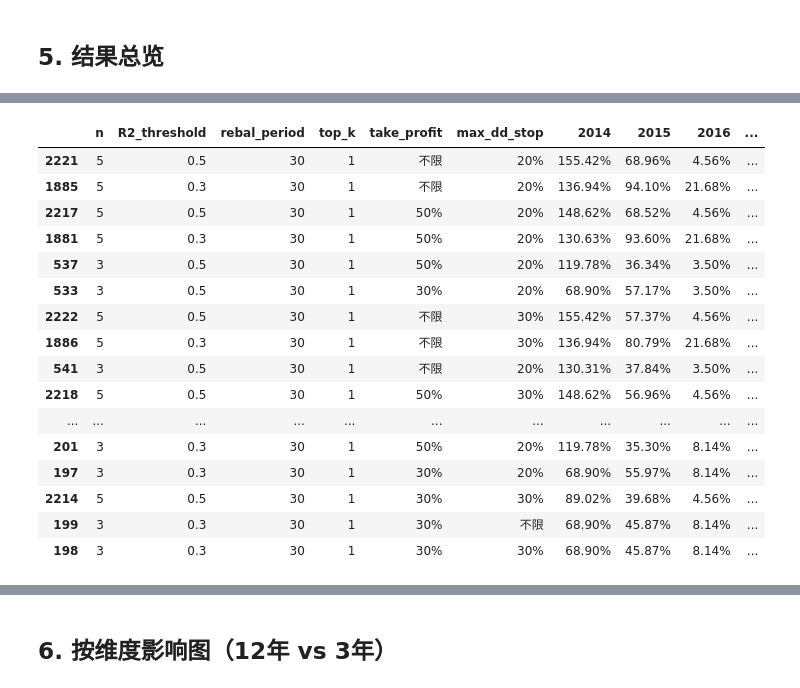
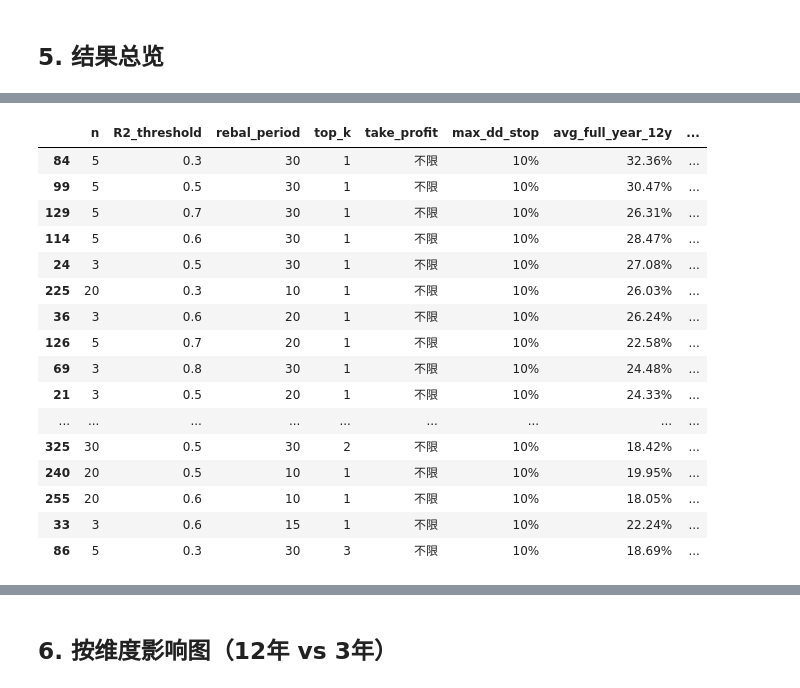
Before and after one commit to thinhunan/etf_momentum, a Jupyter notebook: momentum_backtest.ipynb, the cells around one changed output, grey strips where cells are left out. Cells and saved outputs as stored; diff of their text form; code cells hidden in the pictures.

```diff
--- a/momentum_backtest.ipynb
+++ b/momentum_backtest.ipynb
@@ -252,13 +65,16 @@ def backtest_momentum(
 # %% [markdown]
 ## 3. 定义参数网格
 # %%
-N_LIST = [3, 5, 7, 20, 25, 30, 35, 40]           # 动量回看天数 (移除表现差的10,15; 补充7,35)
-R2_LIST = [0.3, 0.5, 0.6, 0.7, 0.8]               # R² 阈值 (移除0.4≈0.3、0.9最差)
-REBAL_LIST = [10, 15, 20, 25, 30, 45, 60]          # 调仓周期 (移除5最差; 补充25,45,60)
-TOP_K_LIST = [1, 2, 3]                             # 每次持有 ETF 数量 (移除5收益最低)
-TP_LIST = [0.2, 0.3, 0.5, None]                    # 单笔止盈 (None=不限)
-SL_DD_LIST = [0.1, 0.2, 0.3, None]                 # 最大回撤止损 (None=不限)
+N_LIST = [3, 5, 7, 20, 30]           # 动量回看天数
+R2_LIST = [0.3, 0.5, 0.6, 0.7, 0.8]               # R² 阈值
+REBAL_LIST = [10, 15, 20, 30, 60]          # 调仓周期
+TOP_K_LIST = [1, 2, 3]                             # 每次持有 ETF 数量
+# 回测时不设 TP/SL，只跑 (n, r2, rebal, top_k)；TP/SL 由每笔交易 path 后统计得出
+TP_LIST = [0.2, 0.3, 0.5, None]                    # 后处理网格：单笔止盈 (None=不限)
+SL_DD_LIST = [0.1, 0.2, 0.3, None]                 # 后处理网格：最大回撤止损 (None=不限)
 
-param_grid = list(product(N_LIST, R2_LIST, REBAL_LIST, TOP_K_LIST, TP_LIST, SL_DD_LIST))
-print(f'参数组合数: {len(param_grid)}  ({len(N_LIST)}n × {len(R2_LIST)}R² × {len(REBAL_LIST)}rebal × {len(TOP_K_LIST)}topk × {len(TP_LIST)}TP × {len(SL_DD_LIST)}SL)')
+param_grid_core = list(product(N_LIST, R2_LIST, REBAL_LIST, TOP_K_LIST))
+param_grid_tp_sl = list(product(TP_LIST, SL_DD_LIST))
+print(f'核心参数组合数: {len(param_grid_core)}  (回测只跑这组，无 TP/SL)')
+print(f'TP/SL 网格: {len(TP_LIST)}×{len(SL_DD_LIST)} = {len(param_grid_tp_sl)}，由交易 path 后统计得出')
 # %% [output]
@@ -437,9 +347,27 @@ print(f'\n合并完成，共 {len(results)} 组参数（12年+3年同表）')
 # %% [markdown]
 ## 5. 结果总览
 # %%
-result_df = pd.DataFrame(results)
-result_df.to_csv('backtest_result.csv', index=False, encoding='utf-8-sig')
-print(f'已导出 backtest_result.csv（共 {len(result_df)} 条，含 12 年 + 3 年指标）')
+# 优先使用本次第4步的 results，保证表格与净值图来自同一次回测（避免 3 年 Top5 数字与曲线不一致）
+try:
+    _use_memory = (results is not None and len(results) > 0 and isinstance(results[0], dict)
+                   and 'annualized_12y' in results[0])
+except NameError:
+    _use_memory = False
+
+if _use_memory:
+    result_df = pd.DataFrame(results)
+    result_df.to_csv('backtest_result.csv', index=False, encoding='utf-8-sig')
+    print(f'已使用本次第4步结果（共 {len(result_df)} 条），表格与净值图一致')
+elif Path('backtest_result.csv').exists():
+    result_df = pd.read_csv('backtest_result.csv', encoding='utf-8-sig')
+    year_cols_raw = [c for c in result_df.columns if isinstance(c, str) and c.isdigit()]
+    if year_cols_raw:
+        for c in year_cols_raw:
+            result_df = result_df.rename(columns={c: int(c)})
+    print(f'已从 backtest_result.csv 读取（共 {len(result_df)} 条）；未运行第4步时净值图可能与表格不同源，3年曲线仅供参考')
+else:
+    result_df = pd.DataFrame()
+    print('未找到 backtest_result.csv 且无 results，请先运行第4步')
 
 year_cols = [c for c in result_df.columns if isinstance(c, (int, np.integer))]
 fmt_cols = year_cols + ['avg_full_year_12y', 'annualized_12y', 'total_ret_12y', 'sharpe_12y', 'max_drawdown_12y',
@@ -458,6 +386,12 @@ for c in fmt_cols:
 
 display_df = display_df.sort_values('annualized_12y', ascending=False, key=lambda s: result_df['annualized_12y'])
 
-print('所有参数组合回测结果（按 12 年年化收益排序，前 30 条）:')
+# 关键列排在前面，避免被截断：参数 + 平均年化/年化/总收益/Sharpe/回撤 + 逐年 + 3年汇总
+key_cols = ['n', 'R2_threshold', 'rebal_period', 'top_k', 'take_profit', 'max_dd_stop',
+            'avg_full_year_12y', 'annualized_12y', 'total_ret_12y', 'sharpe_12y', 'max_drawdown_12y']
+rest = [c for c in display_df.columns if c not in key_cols]
+display_df = display_df[key_cols + rest]
+
+print('所有参数组合回测结果（按 12 年年化收益排序，前 30 条）：关键列（含平均年化、年化、总收益）已前置。')
 display(display_df.head(30))
 # %% [output]
@@ -466,17 +400,17 @@ display(display_df.head(30))
-|  | n | R2_threshold | rebal_period | top_k | take_profit | max_dd_stop | 2014 | 2015 | 2016 | ... |
-| 2221 | 5 | 0.5 | 30 | 1 | 不限 | 20% | 155.42% | 68.96% | 4.56% | ... |
-| 1885 | 5 | 0.3 | 30 | 1 | 不限 | 20% | 136.94% | 94.10% | 21.68% | ... |
-| 2217 | 5 | 0.5 | 30 | 1 | 50% | 20% | 148.62% | 68.52% | 4.56% | ... |
-| 1881 | 5 | 0.3 | 30 | 1 | 50% | 20% | 130.63% | 93.60% | 21.68% | ... |
-| 537 | 3 | 0.5 | 30 | 1 | 50% | 20% | 119.78% | 36.34% | 3.50% | ... |
-| 533 | 3 | 0.5 | 30 | 1 | 30% | 20% | 68.90% | 57.17% | 3.50% | ... |
-| 2222 | 5 | 0.5 | 30 | 1 | 不限 | 30% | 155.42% | 57.37% | 4.56% | ... |
-| 1886 | 5 | 0.3 | 30 | 1 | 不限 | 30% | 136.94% | 80.79% | 21.68% | ... |
-| 541 | 3 | 0.5 | 30 | 1 | 不限 | 20% | 130.31% | 37.84% | 3.50% | ... |
-| 2218 | 5 | 0.5 | 30 | 1 | 50% | 30% | 148.62% | 56.96% | 4.56% | ... |
-| ... | ... | ... | ... | ... | ... | ... | ... | ... | ... | ... |
-| 201 | 3 | 0.3 | 30 | 1 | 50% | 20% | 119.78% | 35.30% | 8.14% | ... |
-| 197 | 3 | 0.3 | 30 | 1 | 30% | 20% | 68.90% | 55.97% | 8.14% | ... |
-| 2214 | 5 | 0.5 | 30 | 1 | 30% | 30% | 89.02% | 39.68% | 4.56% | ... |
-| 199 | 3 | 0.3 | 30 | 1 | 30% | 不限 | 68.90% | 45.87% | 8.14% | ... |
-| 198 | 3 | 0.3 | 30 | 1 | 30% | 30% | 68.90% | 45.87% | 8.14% | ... |
+|  | n | R2_threshold | rebal_period | top_k | take_profit | max_dd_stop | avg_full_year_12y | ... |
+| 84 | 5 | 0.3 | 30 | 1 | 不限 | 10% | 32.36% | ... |
+| 99 | 5 | 0.5 | 30 | 1 | 不限 | 10% | 30.47% | ... |
+| 129 | 5 | 0.7 | 30 | 1 | 不限 | 10% | 26.31% | ... |
+| 114 | 5 | 0.6 | 30 | 1 | 不限 | 10% | 28.47% | ... |
+| 24 | 3 | 0.5 | 30 | 1 | 不限 | 10% | 27.08% | ... |
+| 225 | 20 | 0.3 | 10 | 1 | 不限 | 10% | 26.03% | ... |
+| 36 | 3 | 0.6 | 20 | 1 | 不限 | 10% | 26.24% | ... |
+| 126 | 5 | 0.7 | 20 | 1 | 不限 | 10% | 22.58% | ... |
+| 69 | 3 | 0.8 | 30 | 1 | 不限 | 10% | 24.48% | ... |
+| 21 | 3 | 0.5 | 20 | 1 | 不限 | 10% | 24.33% | ... |
+| ... | ... | ... | ... | ... | ... | ... | ... | ... |
+| 325 | 30 | 0.5 | 30 | 2 | 不限 | 10% | 18.42% | ... |
+| 240 | 20 | 0.5 | 10 | 1 | 不限 | 10% | 19.95% | ... |
+| 255 | 20 | 0.6 | 10 | 1 | 不限 | 10% | 18.05% | ... |
+| 33 | 3 | 0.6 | 15 | 1 | 不限 | 10% | 22.24% | ... |
+| 86 | 5 | 0.3 | 30 | 3 | 不限 | 10% | 18.69% | ... |
```
Also changed, not shown: parts of 21 cells of this notebook, 18 other files.
